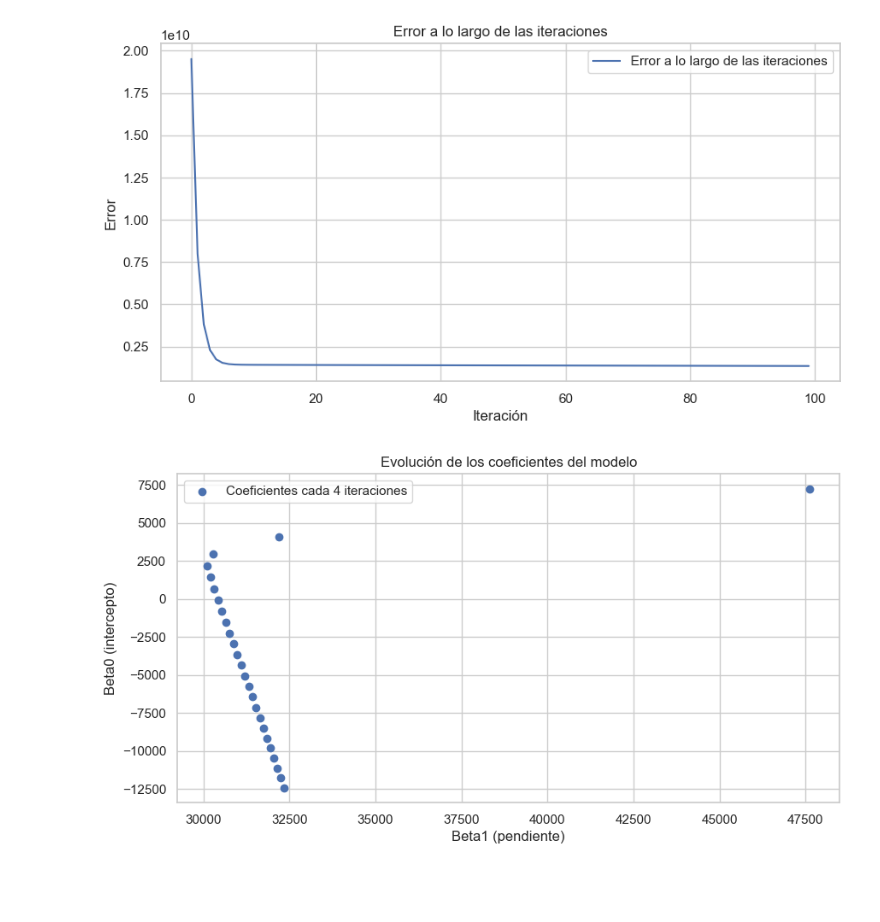
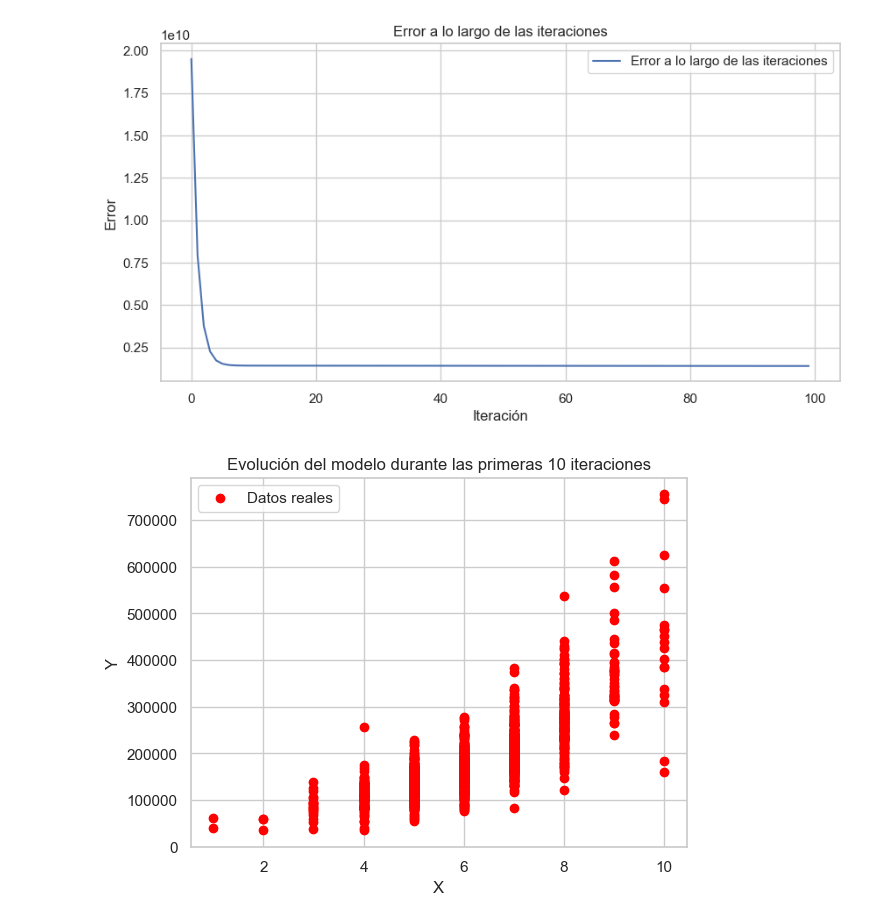
Before and after one commit to walteralexanderajtunpisquiy/PROYECTO1, a Jupyter notebook: ProyectoFinal.ipynb, the cells around one changed output. Drawn from its saved outputs; the diff is of its cells as text; code cells hidden in the pictures; blank space fills up the shorter version.

```diff
--- a/ProyectoFinal.ipynb
+++ b/ProyectoFinal.ipynb
@@ -303,6 +363,12 @@ ModeloOverallQual.grafi_errores()
 # %% [output]
 [figure]
 # %%
-OverallQualModel.grafi_model(4)
+#ModeloOverallQual.grafi_model(mo_manual,1200)
+ModeloOverallQual = MySimpleRegression(1, 1)
+mo_manual = ModeloOverallQual.plot_model_evolution(
+    x=df['OverallQual'],
+    y=df['SalePrice'],
+ n_iter=10
+)
 # %% [output]
-[figure, old version]
+[figure, new version]
```
Also changed, not shown: parts of 11 cells of this notebook.
